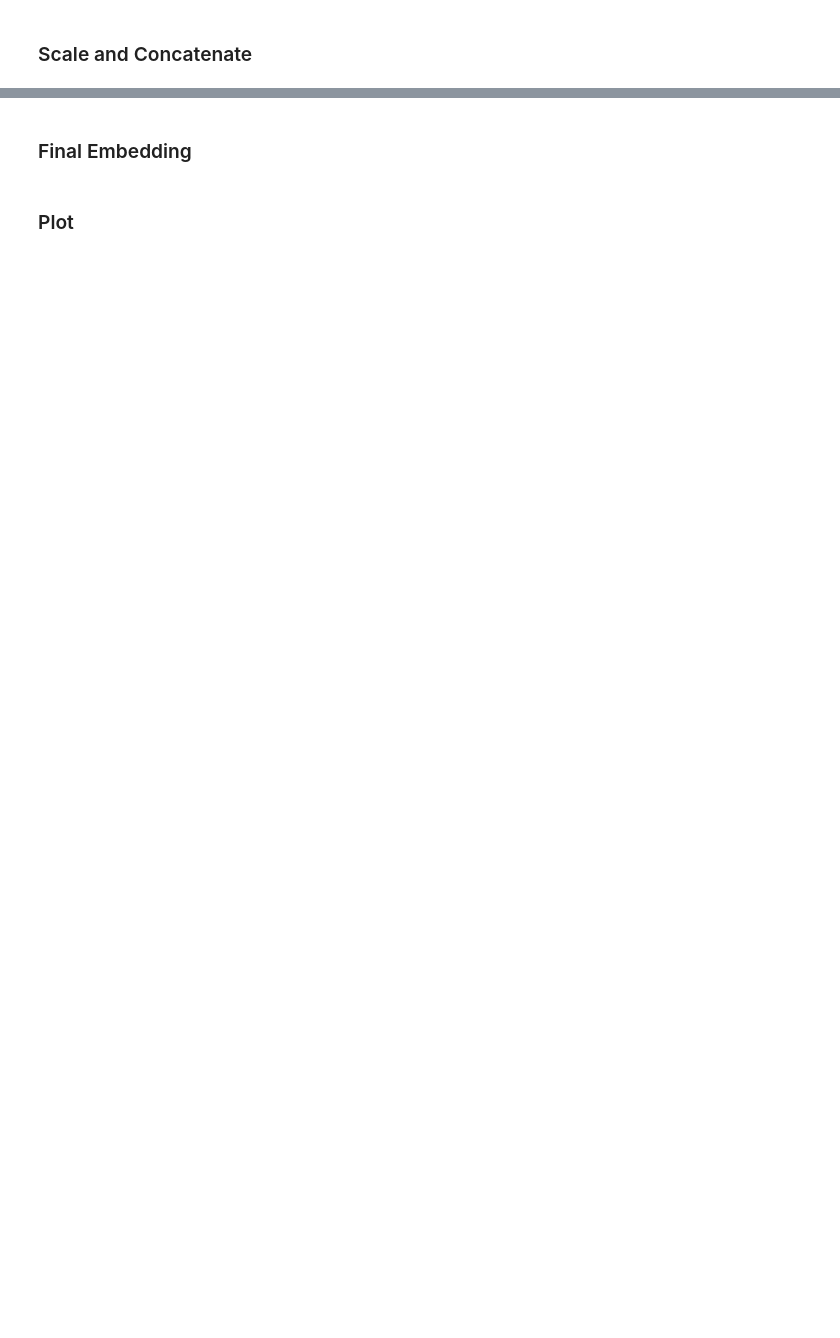
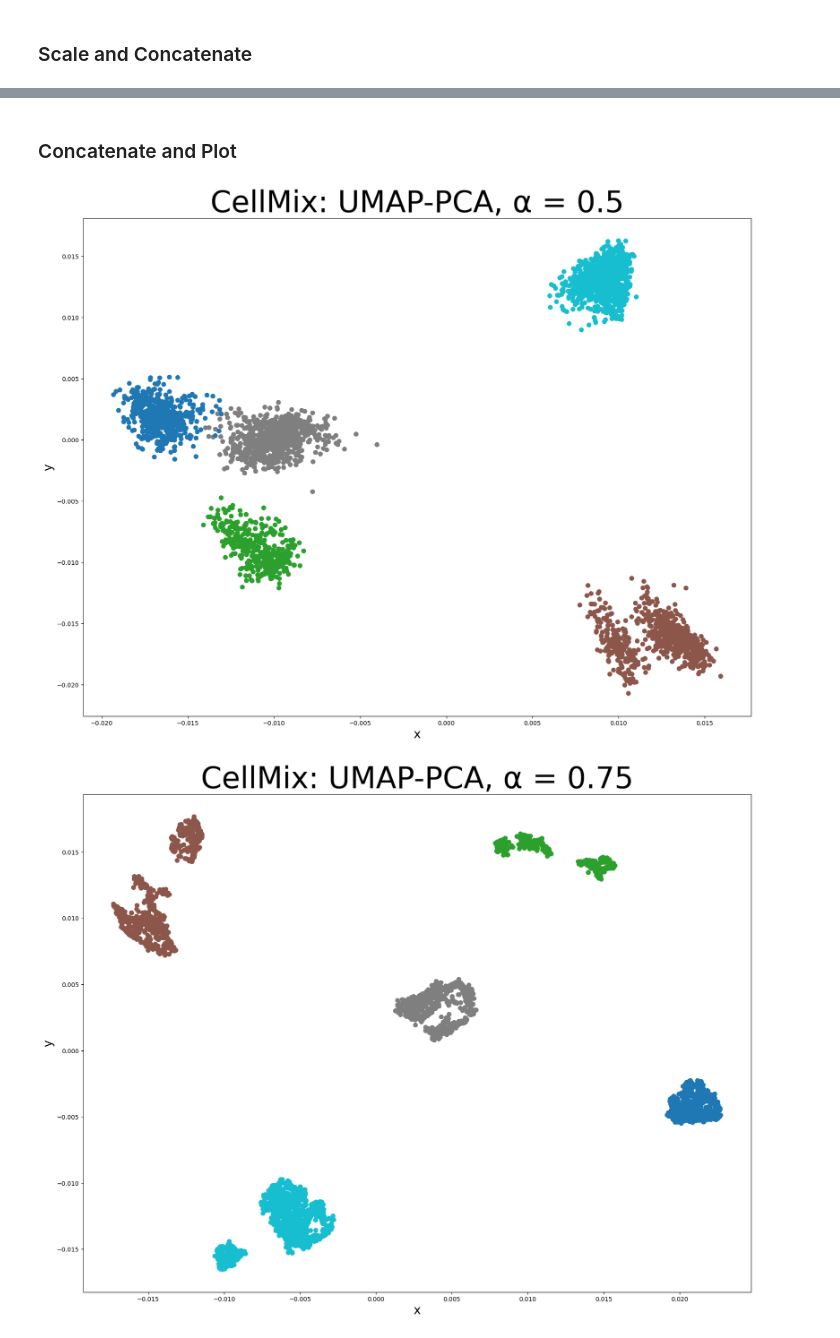
Before and after one commit to corinne-ort/drpaper25, a Jupyter notebook: concatenate.ipynb, the cells around one changed output, grey strips where cells are left out. Drawn from its saved outputs; the diff is of its cells as text; code cells hidden in the pictures; blank space fills up the shorter version.

```diff
--- a/concatenate.ipynb
+++ b/concatenate.ipynb
@@ -89,6 +91,2 @@ NameError: name 'pd' is not defined
 # %% [markdown]
 ### Scale and Concatenate ###
-# %%
-alpha = 0.67
-umapM_sc = umapM * (alpha) # sc for scaled
-pcaM_sc = pcaM * (1-alpha)
@@ -102,4 +93,4 @@ print(concat_emb.shape)
-# %% [markdown]
-### Final Embedding ###
+# %% [markdown]
+### Concatenate and Plot ###
 # %%
 reducer = PCA(n_components=2, random_state=42)
@@ -110,2 +97,31 @@ np.save(emb_path + 'UMAP-PCA/CAFs_up_0.67.npy', y)
-# %% [markdown]
-### Plot ###
+# %%
+alpha_list = [0.5,0.75]
+
+for alpha in alpha_list:
+    # scale UMAP, PCA embeddings by alpha, (1-alpha) respectively
+    umapM_sc = umapM * (alpha) # sc for scaled
+    pcaM_sc = pcaM * (1-alpha)
+    # concatenate
+    concat_emb = np.concatenate((pcaM_sc,umapM_sc), axis=1)
+    # reduce with PCA
+    y = reducer.fit_transform(concat_emb)
+    y = y / LA.norm(y) # normalize scale to 1
+    # save embedding y
+    np.save(emb_path + 'UMAP-PCA/' + dataset + '_up_' + str(alpha) + '.npy', y)
+
+    # plot
+    plt.figure(figsize=(20,15))
+
+    # for Kang
+    #colors = ['#1f77b4','#ff7f0e','#0d5e02','#d62728','#9467bd','#8c564b','#e377c2','#7f7f7f','#9ccf00','#07c1ef','#23199d','#099b95','#f6bf00'] # Kang
+    #mapped_colors = [colors[int(value-1)] for value in y_train]
+    #plt.scatter(y[:,0], y[:,1], s = 50, c=mapped_colors) # Kang
+
+    plt.scatter(y[:,0], y[:,1], s = 50, c=y_train, cmap='tab10')
+    # tSNE_PCA: \u03B1 = 0.75
+    plt.title(dataset + ": UMAP-PCA, \u03B1 = " + str(alpha), fontsize = 50)
+    plt.xlabel("x", fontsize = 20); plt.ylabel("y", fontsize = 20)
+    plt.show()
+# %% [output]
+[figure, added]
+[figure, added]
```
Also changed, not shown: parts of 19 cells of this notebook, 3 other files.
